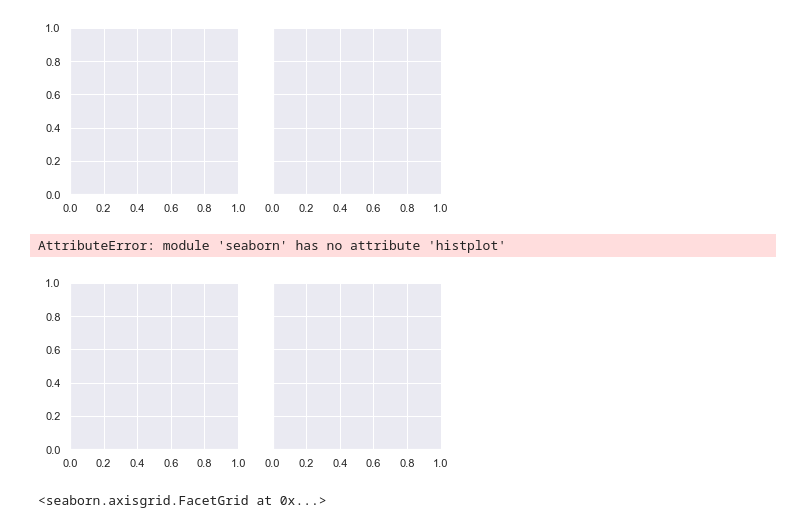
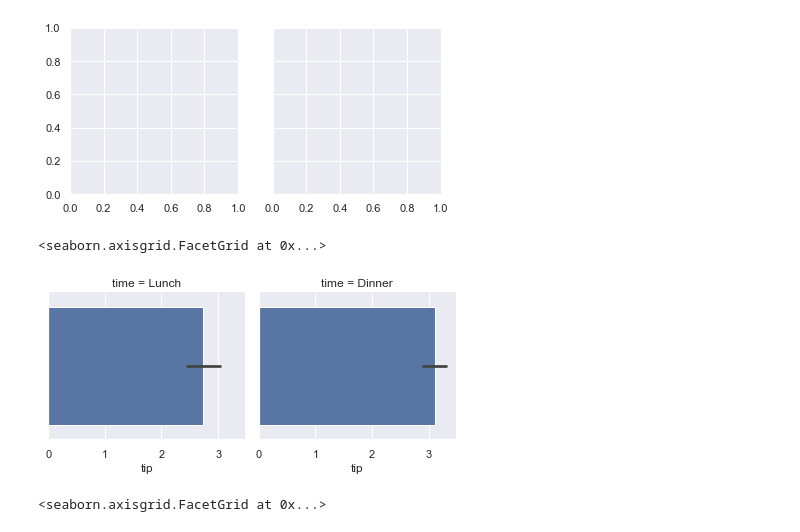
Before and after one commit to gorbulus/DS_Playbook, a Jupyter notebook: Seaborn.ipynb, the cells around one changed output. Cells and saved outputs as stored; diff of their text form; code cells hidden in the pictures.

```diff
--- a/Seaborn.ipynb
+++ b/Seaborn.ipynb
@@ -19,10 +19,10 @@ g = sns.FacetGrid(tips, col="time")
 [figure]
 # %%
 g = sns.FacetGrid(tips, col="time")
-g.map(sns.histplot, "tip")
+g.map(sns.barplot, "tip")
 # %% [output]
-AttributeError: module 'seaborn' has no attribute 'histplot'
+<seaborn.axisgrid.FacetGrid at 0x...>
-[figure, old version]
+[figure, new version]
 # %%
 g = sns.FacetGrid(tips, col="sex", hue="smoker")
 g.map(sns.scatterplot, "total_bill", "tip", alpha=.7)
```
Also changed, not shown: 1 other file.
